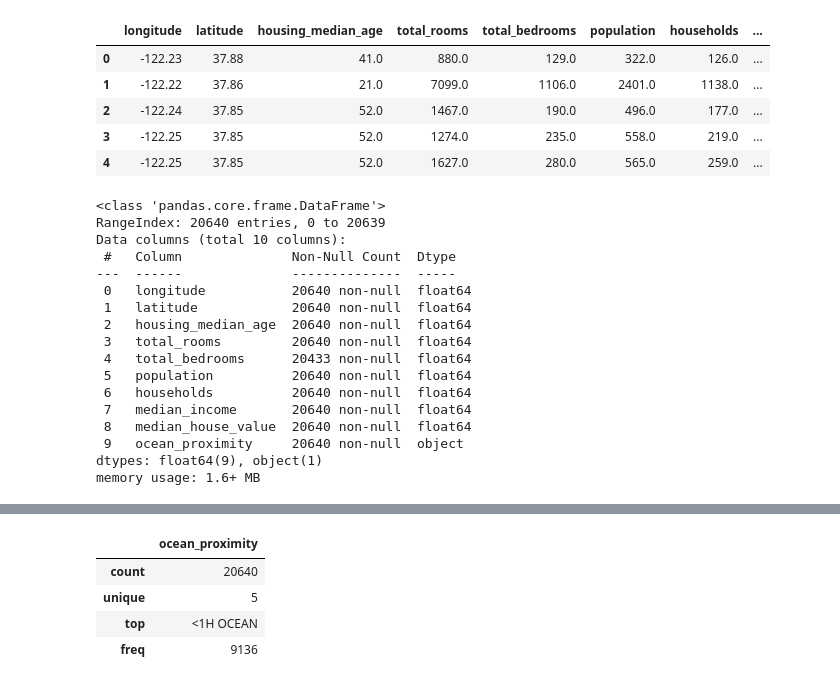
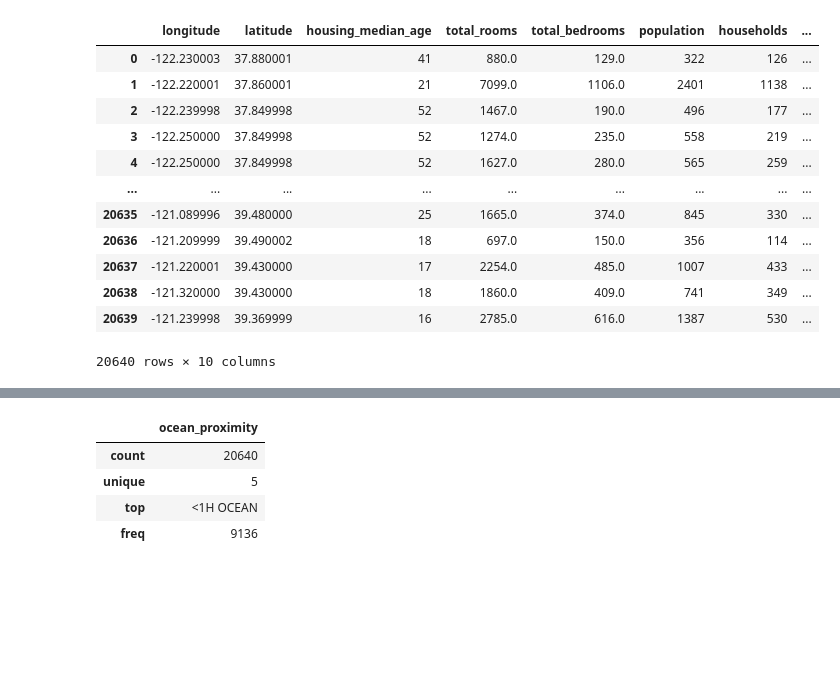
Before and after one commit to simonespa/machine-learning-playground, a Jupyter notebook: notebooks/california_housing_prices/housing.ipynb, the cells around one changed output, grey strips where cells are left out. Cells and saved outputs as stored; diff of their text form; code cells hidden in the pictures; blank space fills up the shorter version.

Commit message:
Update housing notebook, update docs

```diff
--- a/notebooks/california_housing_prices/housing.ipynb
+++ b/notebooks/california_housing_prices/housing.ipynb
@@ -1,4 +13,24 @@
 # %%
 import pandas as pd
+import numpy as np
 
-housing = pd.read_csv("housing.csv")
+# https://numpy.org/doc/stable/reference/arrays.scalars.html
+# https://numpy.org/doc/stable/reference/arrays.dtypes.html
+# https://www.bbc.co.uk/bitesize/guides/zscvxfr/revision/3
+
+# I'm type casting the data to save space in memory.
+# Although the full CSV it's just ~1MB, it's generally useful to set a fitting type for each attribute.
+housing = pd.read_csv(
+    'housing.csv',
+    dtype={
+        'longitude': np.float32,
+        'latitude': np.float32,
+        'housing_median_age': np.uint8,
+        'population': np.uint16,
+        'households': np.uint16,
+        'median_income': np.float32,
+        'median_house_value': np.float32,
+        'ocean_proximity': 'category'
+    }
+)
+housing.info()
@@ -5,32 +69,19 @@ housing = pd.read_csv("housing.csv")
 # %%
-housing.head()
+housing
 # %% [output]
 |  | longitude | latitude | housing_median_age | total_rooms | total_bedrooms | population | households | ... |
-| 0 | -122.23 | 37.88 | 41.0 | 880.0 | 129.0 | 322.0 | 126.0 | ... |
-| 1 | -122.22 | 37.86 | 21.0 | 7099.0 | 1106.0 | 2401.0 | 1138.0 | ... |
-| 2 | -122.24 | 37.85 | 52.0 | 1467.0 | 190.0 | 496.0 | 177.0 | ... |
-| 3 | -122.25 | 37.85 | 52.0 | 1274.0 | 235.0 | 558.0 | 219.0 | ... |
-| 4 | -122.25 | 37.85 | 52.0 | 1627.0 | 280.0 | 565.0 | 259.0 | ... |
+| 0 | -122.230003 | 37.880001 | 41 | 880.0 | 129.0 | 322 | 126 | ... |
+| 1 | -122.220001 | 37.860001 | 21 | 7099.0 | 1106.0 | 2401 | 1138 | ... |
+| 2 | -122.239998 | 37.849998 | 52 | 1467.0 | 190.0 | 496 | 177 | ... |
+| 3 | -122.250000 | 37.849998 | 52 | 1274.0 | 235.0 | 558 | 219 | ... |
+| 4 | -122.250000 | 37.849998 | 52 | 1627.0 | 280.0 | 565 | 259 | ... |
+| ... | ... | ... | ... | ... | ... | ... | ... | ... |
+| 20635 | -121.089996 | 39.480000 | 25 | 1665.0 | 374.0 | 845 | 330 | ... |
+| 20636 | -121.209999 | 39.490002 | 18 | 697.0 | 150.0 | 356 | 114 | ... |
+| 20637 | -121.220001 | 39.430000 | 17 | 2254.0 | 485.0 | 1007 | 433 | ... |
+| 20638 | -121.320000 | 39.430000 | 18 | 1860.0 | 409.0 | 741 | 349 | ... |
+| 20639 | -121.239998 | 39.369999 | 16 | 2785.0 | 616.0 | 1387 | 530 | ... |
+20640 rows × 10 columns
-# %%
-housing.info()
-# %% [output]
-<class 'pandas.core.frame.DataFrame'>
-RangeIndex: 20640 entries, 0 to 20639
-Data columns (total 10 columns):
- #   Column              Non-Null Count  Dtype
----  ------              --------------  -----
- 0   longitude           20640 non-null  float64
- 1   latitude            20640 non-null  float64
- 2   housing_median_age  20640 non-null  float64
- 3   total_rooms         20640 non-null  float64
- 4   total_bedrooms      20433 non-null  float64
- 5   population          20640 non-null  float64
- 6   households          20640 non-null  float64
- 7   median_income       20640 non-null  float64
- 8   median_house_value  20640 non-null  float64
- 9   ocean_proximity     20640 non-null  object
-dtypes: float64(9), object(1)
-memory usage: 1.6+ MB
 # %%
 housing.describe()
 # %% [output]
```
Also changed, not shown: parts of 25 cells of this notebook, 7 other files.
